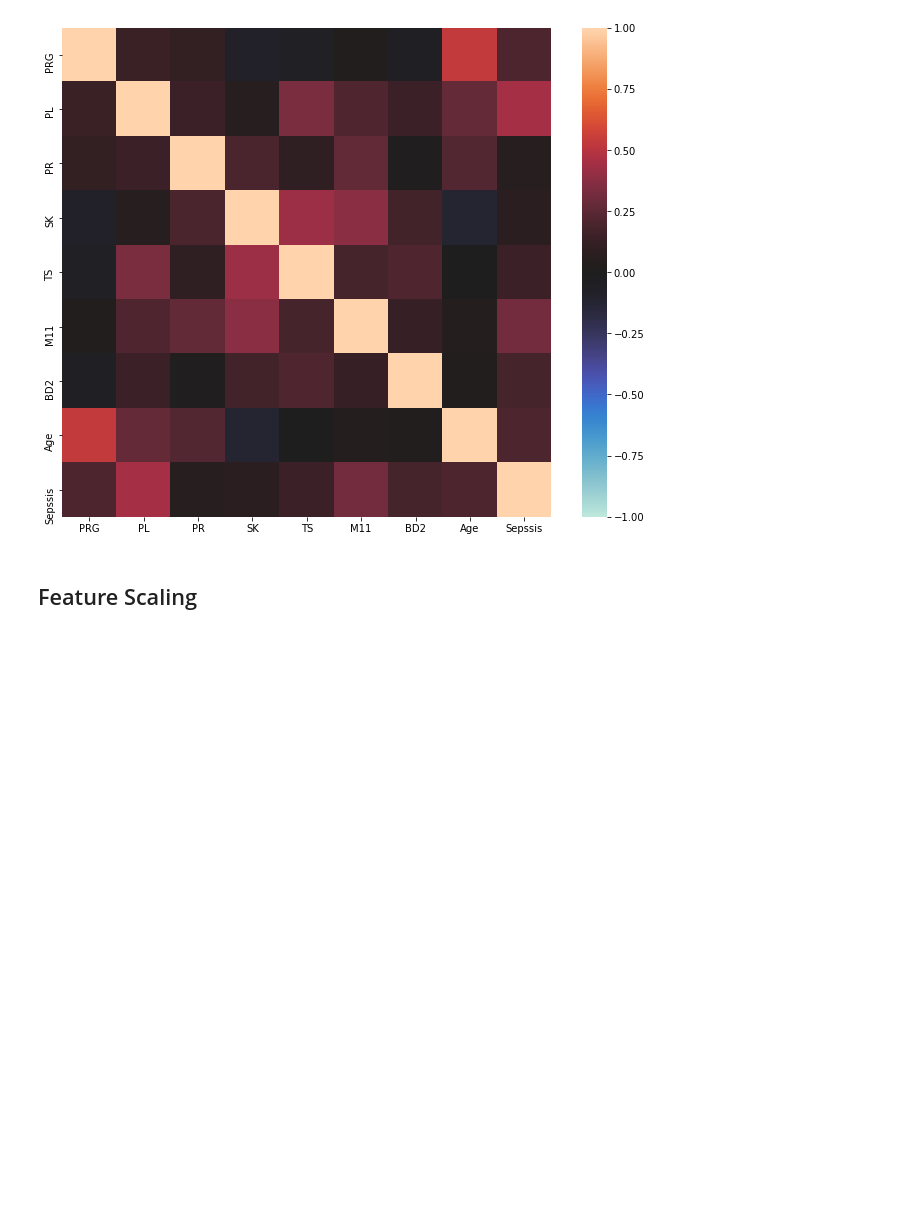
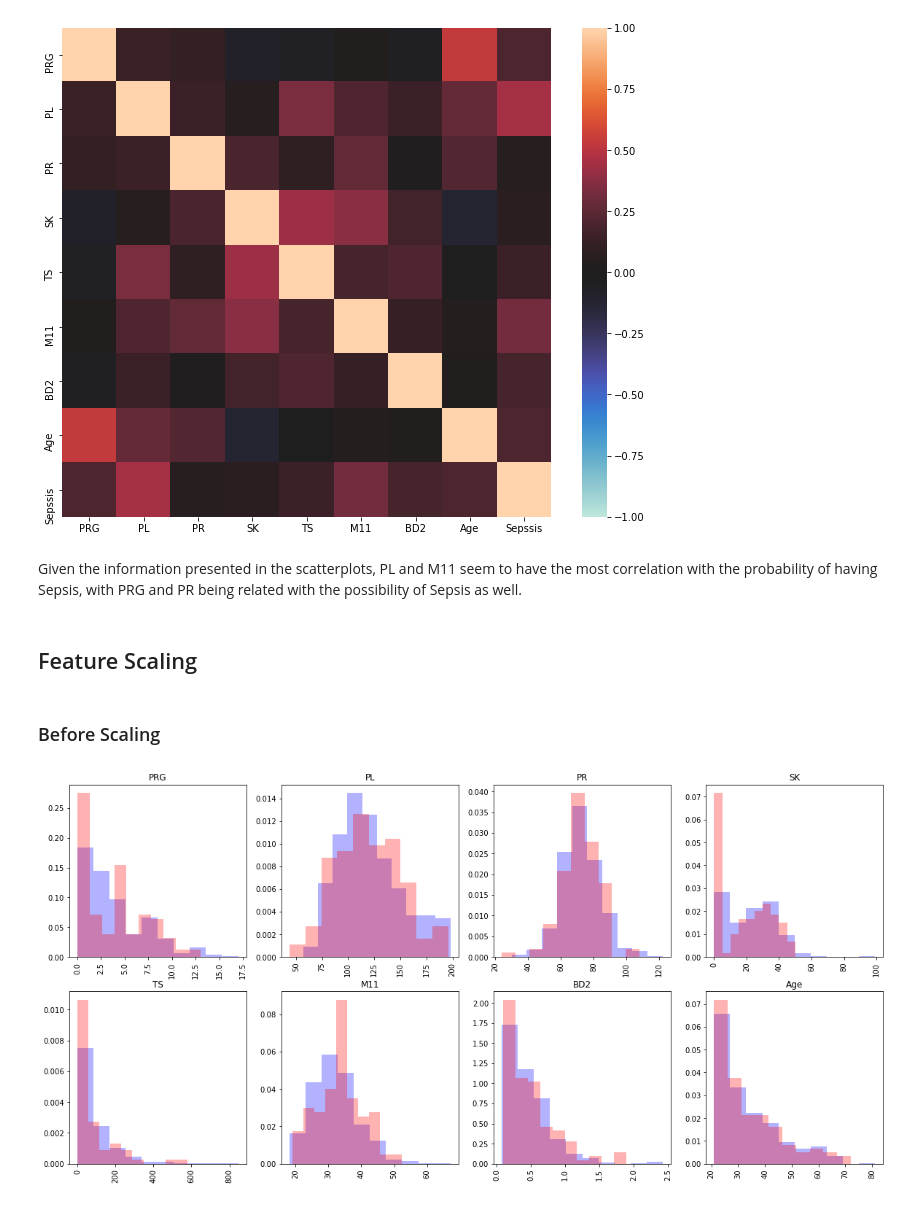
Before and after one commit to psquared256/ML_Assignment1, a Jupyter notebook: MLA1.ipynb, the cells around one changed output. Cells and saved outputs as stored; diff of their text form; code cells hidden in the pictures; blank space fills up the shorter version.

```diff
--- a/MLA1.ipynb
+++ b/MLA1.ipynb
@@ -170,9 +170,23 @@ ax = sns.heatmap(
 )
 # %% [output]
 [figure]
+# %% [markdown]
+Given the information presented in the scatterplots, PL and M11 seem to have the most correlation with the probability of having Sepsis, with PRG and PR being related with the possibility of Sepsis as well.
 # %% [markdown]
 ## Feature Scaling
+# %% [markdown]
+### Before Scaling
 # %%
 with pd.option_context('mode.chained_assignment', None):
 #     X_train, X_test, Y_train, Y_test = train_test_split(X, Y, test_size=0.2, shuffle=True)
     X_train, X_test, Y_train, Y_test = train_test_split(X, Y, test_size=0.2)
+# %%
+plt.figure(figsize=(20,20))
+for i, col in enumerate(X_train.columns):
+    plt.subplot(4,4,i+1)
+    plt.hist(X_train[col], alpha=0.3, color='b', density=True)
+    plt.hist(X_test[col], alpha=0.3, color='r', density=True)
+    plt.title(col)
+    plt.xticks(rotation='vertical')
+# %% [output]
+[figure, added]
```
Also changed, not shown: parts of 7 cells of this notebook.
